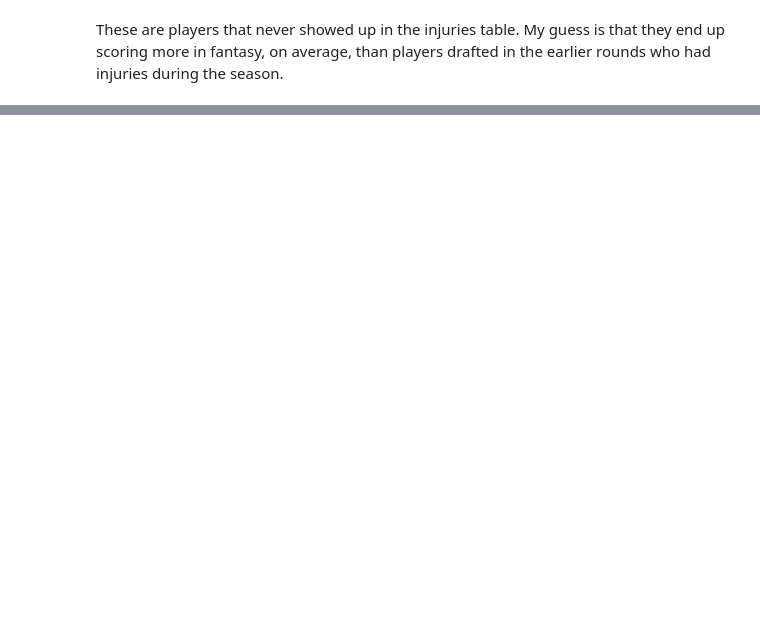
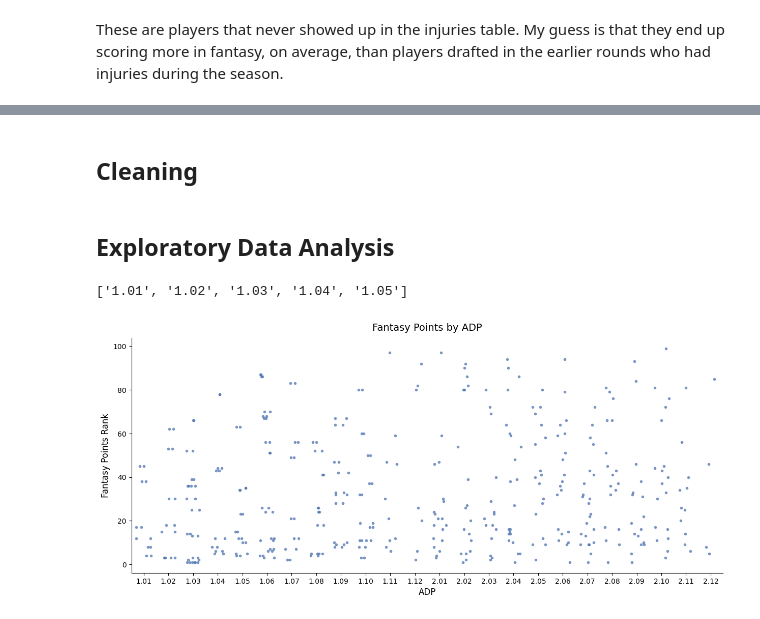
Before and after one commit to gfidanli/fantasy_football_analysis, a Jupyter notebook: daily_analysis/day_31_40/day39.ipynb, the cells around one changed output, grey strips where cells are left out. Saved outputs shown, nothing was run; the diff lists cells and outputs as text; code cells hidden in the pictures; blank space fills up the shorter version.

Commit message:
clean data and visual EDA

```diff
--- a/daily_analysis/day_31_40/day39.ipynb
+++ b/daily_analysis/day_31_40/day39.ipynb
@@ -8,6 +8,8 @@ import sqlite3
 import matplotlib.pyplot as plt
 import seaborn as sns
 
+sns.set_palette('deep')
+
 # Create database connection
 conn = sqlite3.connect('../../data/db/database.db')
 # %% [markdown]
@@ -199,0 +214,2 @@ df[df['r_pts_ppr'].isnull()]
+# %% [markdown]
+## Cleaning
@@ -199,0 +234,34 @@ df[df['r_pts_ppr'].isnull()]
+# %% [markdown]
+## Exploratory Data Analysis
+# %%
+order = list(df.adp_formatted.unique())
+order.sort()
+order[:5]
+# %% [output]
+['1.01', '1.02', '1.03', '1.04', '1.05']
+# %%
+# Remove outliers
+df_rm_outliers = df.query("r_pts_ppr < 100")
+# %%
+# Change plot size
+plt.figure(figsize = (15, 6))
+
+g = sns.stripplot(data=df_rm_outliers,
+                  x='adp_formatted',
+                  y='r_pts_ppr',
+                  jitter=0.30,
+                  size=4,
+                  alpha=0.75,
+                #   hue='material',
+                  order=order,
+                  legend=None)
+
+# Add labels and title
+g.set_xlabel("ADP", size=12)
+g.set_ylabel("Fantasy Points Rank", size=12)
+g.set_title("Fantasy Points by ADP", size=14, pad=10)
+
+sns.despine()
+plt.show()
+# %% [output]
+[figure, added]
```
Also changed, not shown: parts of 11 cells of this notebook.
